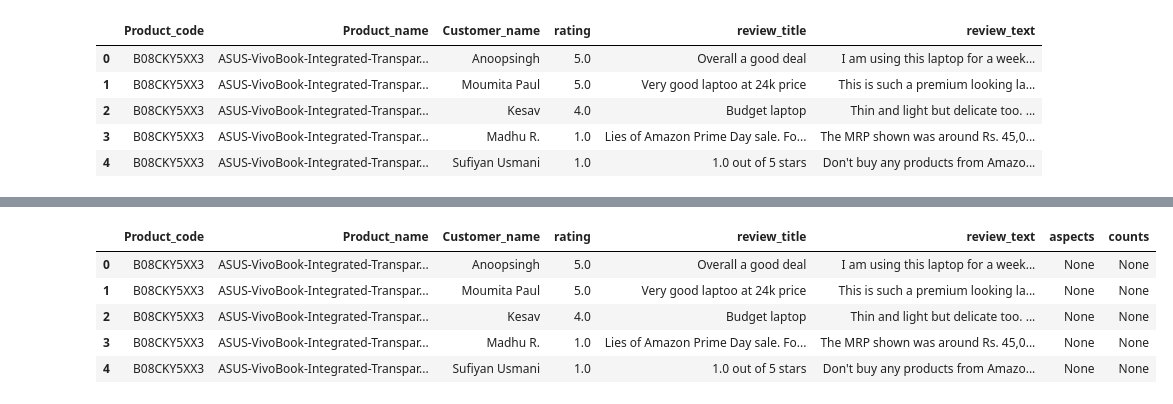
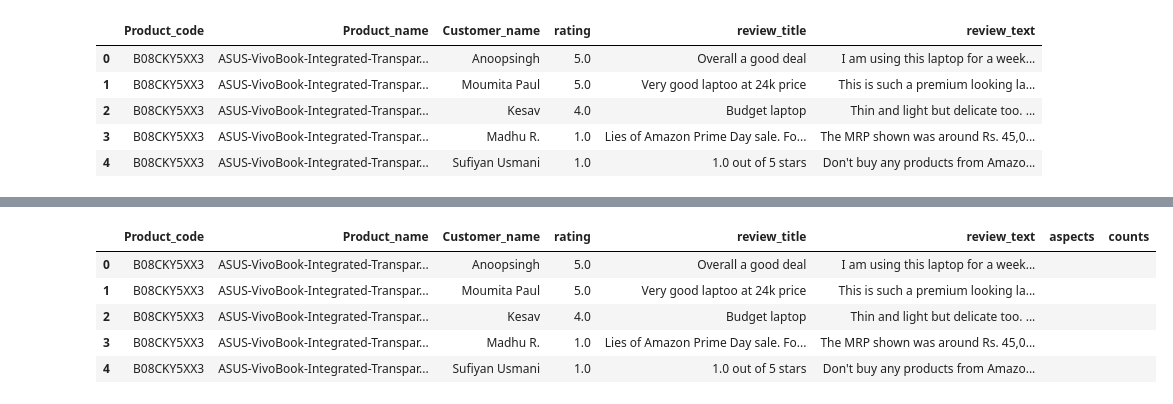
Before and after one commit to DibyaSadhukhan/Amazon_Review_Analysis, a Jupyter notebook: Reveiw_analysis.ipynb, the cells around one changed output, grey strips where cells are left out. Saved outputs shown, nothing was run; the diff lists cells and outputs as text; code cells hidden in the pictures.

```diff
--- a/Reveiw_analysis.ipynb
+++ b/Reveiw_analysis.ipynb
@@ -550,15 +550,15 @@ master.head()
 | 3 | B09G9ZPV38 | Lenovo IdeaPad Slim 1 Intel Celer... | 3.8 out of 5 stars | 92 | ₹25,990 | https://m.media-amazon.com/images... | https://www.amazon.in/Lenovo-Idea... | https://www.amazon.in/Lenovo-Idea... |
 | 4 | B0928NL6F3 | HP 14 11th Gen Intel Core i5 Proc... | 4.1 out of 5 stars | 417 | ₹57,990 | https://m.media-amazon.com/images... | https://www.amazon.in/HP-Processo... | https://www.amazon.in/HP-Processo... |
 # %%
-df['aspects']=None
-df['counts']=None
+df['aspects']=""
+df['counts']=""
 df.head()
 # %% [output]
 |  | Product_code | Product_name | Customer_name | rating | review_title | review_text | aspects | counts |
-| 0 | B08CKY5XX3 | ASUS-VivoBook-Integrated-Transpar... | Anoopsingh | 5.0 | Overall a good deal | I am using this laptop for a week... | None | None |
-| 1 | B08CKY5XX3 | ASUS-VivoBook-Integrated-Transpar... | Moumita Paul | 5.0 | Very good laptoo at 24k price | This is such a premium looking la... | None | None |
-| 2 | B08CKY5XX3 | ASUS-VivoBook-Integrated-Transpar... | Kesav | 4.0 | Budget laptop | Thin and light but delicate too. ... | None | None |
-| 3 | B08CKY5XX3 | ASUS-VivoBook-Integrated-Transpar... | Madhu R. | 1.0 | Lies of Amazon Prime Day sale. Fo... | The MRP shown was around Rs. 45,0... | None | None |
-| 4 | B08CKY5XX3 | ASUS-VivoBook-Integrated-Transpar... | Sufiyan Usmani | 1.0 | 1.0 out of 5 stars | Don't buy any products from Amazo... | None | None |
+| 0 | B08CKY5XX3 | ASUS-VivoBook-Integrated-Transpar... | Anoopsingh | 5.0 | Overall a good deal | I am using this laptop for a week... |  |  |
+| 1 | B08CKY5XX3 | ASUS-VivoBook-Integrated-Transpar... | Moumita Paul | 5.0 | Very good laptoo at 24k price | This is such a premium looking la... |  |  |
+| 2 | B08CKY5XX3 | ASUS-VivoBook-Integrated-Transpar... | Kesav | 4.0 | Budget laptop | Thin and light but delicate too. ... |  |  |
+| 3 | B08CKY5XX3 | ASUS-VivoBook-Integrated-Transpar... | Madhu R. | 1.0 | Lies of Amazon Prime Day sale. Fo... | The MRP shown was around Rs. 45,0... |  |  |
+| 4 | B08CKY5XX3 | ASUS-VivoBook-Integrated-Transpar... | Sufiyan Usmani | 1.0 | 1.0 out of 5 stars | Don't buy any products from Amazo... |  |  |
 # %%
 codes=df['Product_code'].unique()
```
Also changed, not shown: parts of 5 cells of this notebook.
